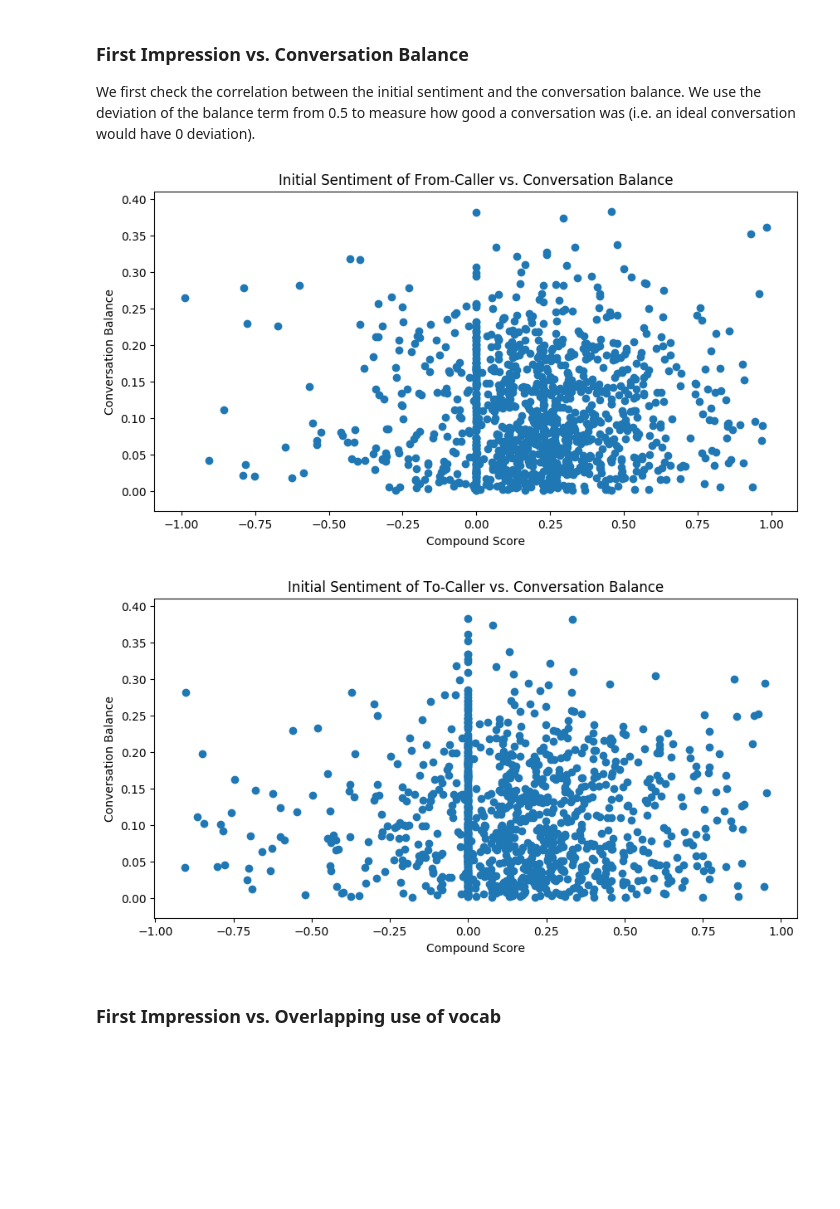
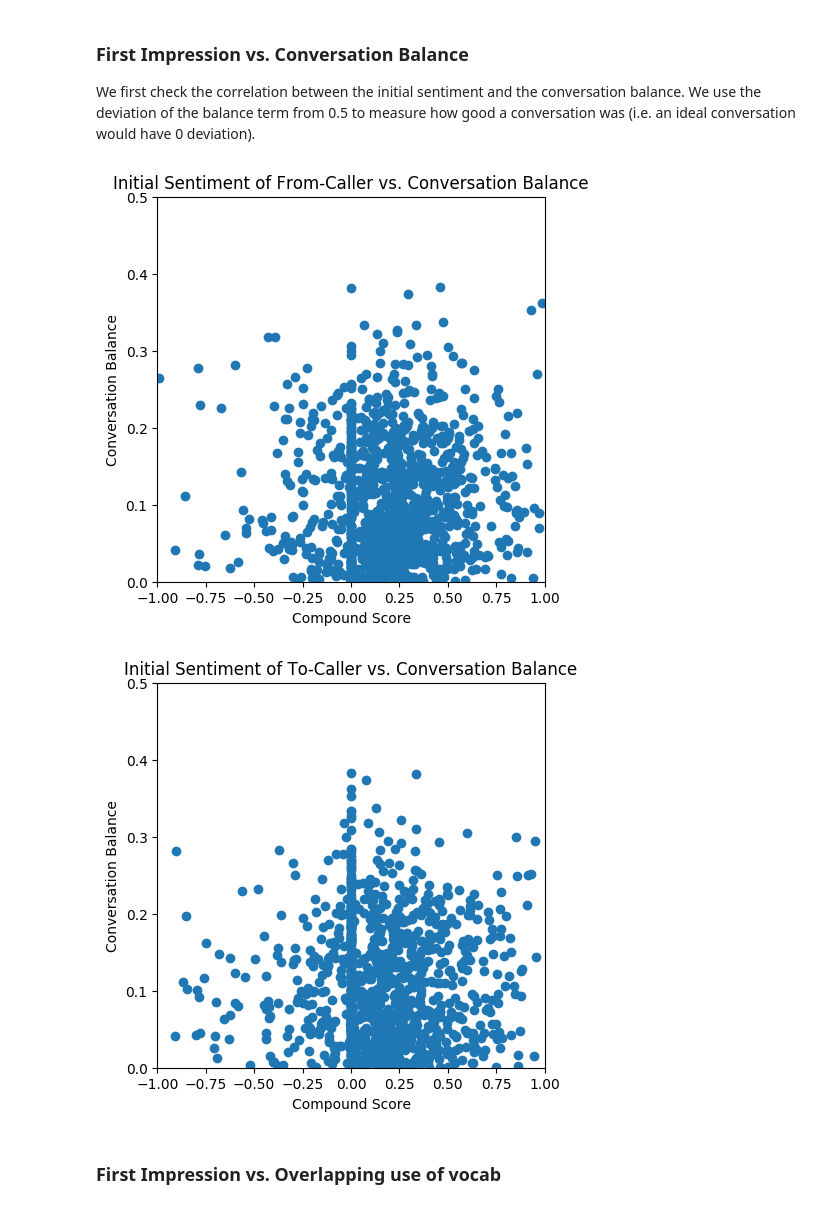
Before and after one commit to Gnome42/Cornell-Conversational-Analysis-Toolkit, a Jupyter notebook: datasets/switchboard-corpus/E2_data_analysis.ipynb, the cells around one changed output. Drawn from its saved outputs; the diff is of its cells as text; code cells hidden in the pictures; blank space fills up the shorter version.

```diff
--- a/datasets/switchboard-corpus/E2_data_analysis.ipynb
+++ b/datasets/switchboard-corpus/E2_data_analysis.ipynb
@@ -547,36 +547,40 @@ We first check the correlation between the initial sentiment and the conversatio
 # %%
 convoBalances = []
 compoundsFrom = []
 compoundsTo = []
 
 for k, v in corpus.meta['metadata'].items():
 
     from_caller = v['from_caller']
     to_caller = v['to_caller']
     convo = corpus.conversations[k+'-0']
 
     # We measure how far the conversation balance is far from 50-50
     convoBalances.append(abs(0.5-convo.meta['conversation_balance'][0,1]))
 
     compoundsFrom.append(convo.meta['initial_sentiment'][from_caller]['compound'])
     compoundsTo.append(convo.meta['initial_sentiment'][to_caller]['compound'])
 
-plt.figure(figsize=(10,5))
+plt.figure(figsize=(5,5))
 plt.scatter(compoundsFrom, convoBalances)
 plt.title('Initial Sentiment of From-Caller vs. Conversation Balance')
 plt.xlabel('Compound Score')
+plt.xlim([-1,1])
 plt.ylabel('Conversation Balance')
+plt.ylim([0,0.5])
 plt.show()
 
-plt.figure(figsize=(10,5))
+plt.figure(figsize=(5,5))
 plt.scatter(compoundsTo, convoBalances)
 plt.title('Initial Sentiment of To-Caller vs. Conversation Balance')
 plt.xlabel('Compound Score')
+plt.xlim([-1,1])
 plt.ylabel('Conversation Balance')
+plt.ylim([0,0.5])
 plt.show()
 # %% [output]
-[figure, old version]
+[figure, new version]
-[figure, old version]
+[figure, new version]
 # %% [markdown]
 ### First Impression vs. Overlapping use of vocab
 # %%
```
Also changed, not shown: parts of 13 cells of this notebook, 1 other file.
